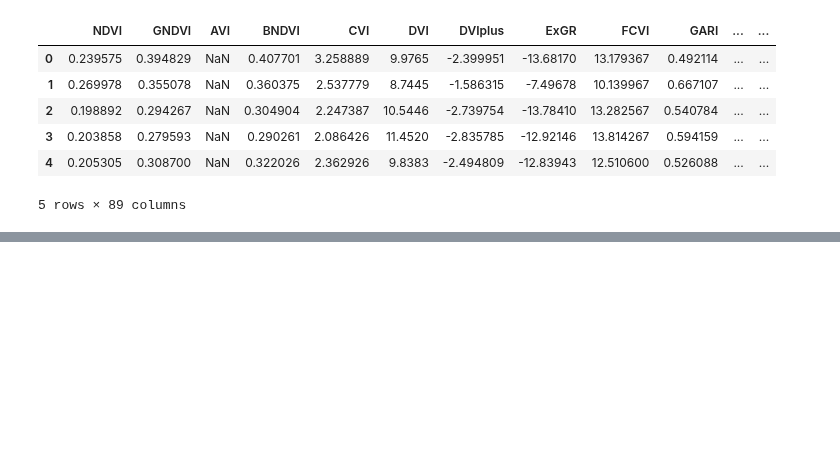
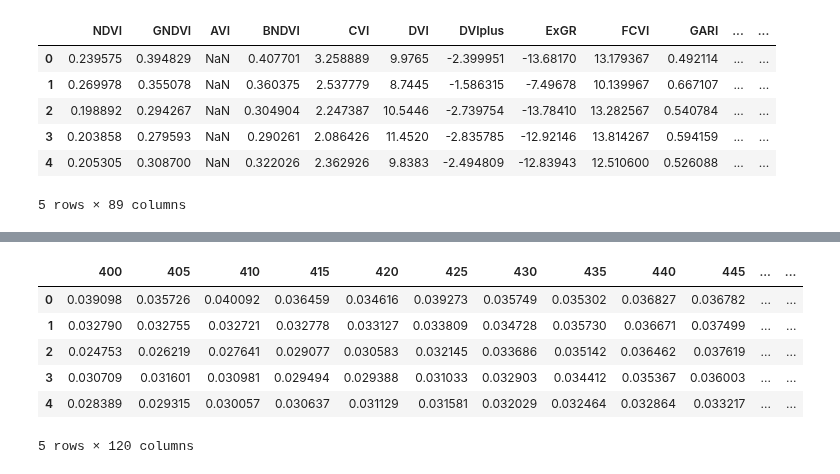
Before and after one commit to nelsopet/lecospy, a Jupyter notebook: Scripts/speclib_processing.ipynb, the cells around one changed output, grey strips where cells are left out. Cells and saved outputs as stored; diff of their text form; code cells hidden in the pictures; blank space fills up the shorter version.

```diff
--- a/Scripts/speclib_processing.ipynb
+++ b/Scripts/speclib_processing.ipynb
@@ -176,0 +201,20 @@ AttributeError: 'CubicSpline' object has no attribute 'head'
+# %%
+band_columns = [x for x in range(400, 999)] # list comprehension
+bands = [x for x in range(400, 999)] # x values
+target_bands = [x for x in range(400, 1000, 5)] # 5nm bands
+
+for _row in img_speclib1[band_columns].itertuples():
+    row_arr = np.array(_row[1::]).flatten()
+    cs = CubicSpline(bands,row_arr)
+    resampled_img_bands.append(cs(target_bands).tolist())
+
+img_resampled_bands = pd.DataFrame(resampled_img_bands, columns=target_bands)
+img_resampled_bands.head()
+# %% [output]
+|  | 400 | 405 | 410 | 415 | 420 | 425 | 430 | 435 | 440 | 445 | ... | ... |
+| 0 | 0.039098 | 0.035726 | 0.040092 | 0.036459 | 0.034616 | 0.039273 | 0.035749 | 0.035302 | 0.036827 | 0.036782 | ... | ... |
+| 1 | 0.032790 | 0.032755 | 0.032721 | 0.032778 | 0.033127 | 0.033809 | 0.034728 | 0.035730 | 0.036671 | 0.037499 | ... | ... |
+| 2 | 0.024753 | 0.026219 | 0.027641 | 0.029077 | 0.030583 | 0.032145 | 0.033686 | 0.035142 | 0.036462 | 0.037619 | ... | ... |
+| 3 | 0.030709 | 0.031601 | 0.030981 | 0.029494 | 0.029388 | 0.031033 | 0.032903 | 0.034412 | 0.035367 | 0.036003 | ... | ... |
+| 4 | 0.028389 | 0.029315 | 0.030057 | 0.030637 | 0.031129 | 0.031581 | 0.032029 | 0.032464 | 0.032864 | 0.033217 | ... | ... |
+5 rows × 120 columns
```
Also changed, not shown: parts of 5 cells of this notebook.
